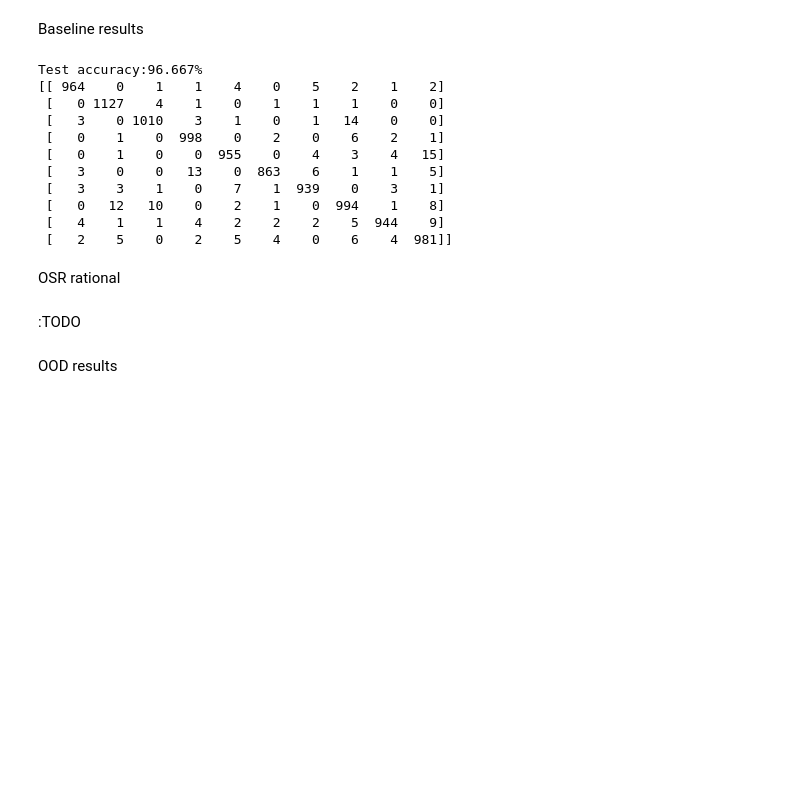
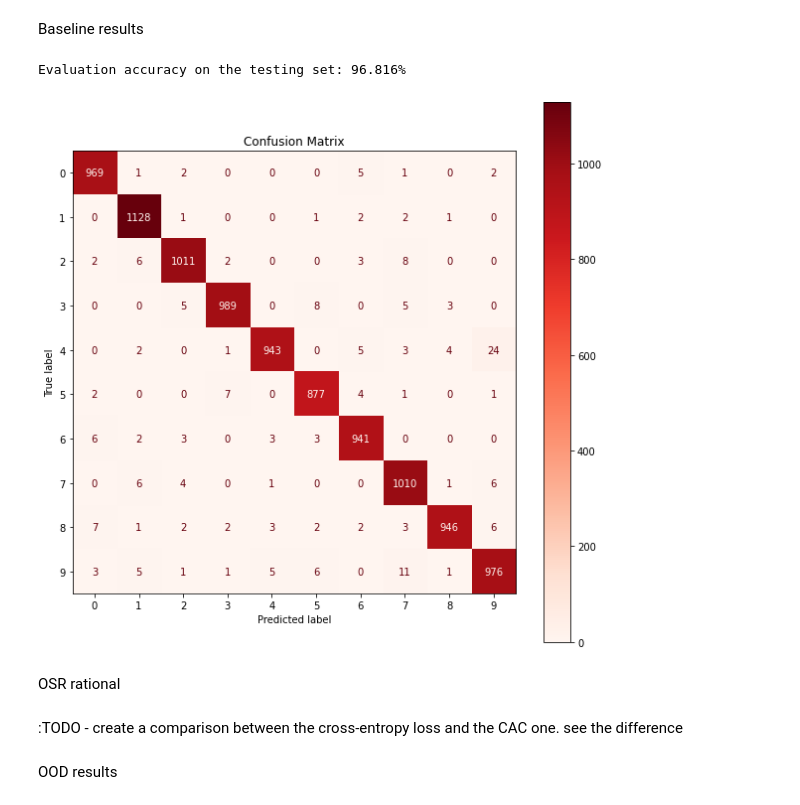
Before and after one commit to PanEyal/GMDL_Class, a Jupyter notebook: Project/GMDL_Final_Project.ipynb, the cells around one changed output. Saved outputs shown, nothing was run; the diff lists cells and outputs as text; code cells hidden in the pictures; blank space fills up the shorter version.

```diff
--- a/Project/GMDL_Final_Project.ipynb
+++ b/Project/GMDL_Final_Project.ipynb
@@ -115,7 +96,7 @@ imshow(out, title=[x for x in classes[:5]])
 # %% [markdown]
 CIFAR10 as OOD dataset - for evaluation
 # %%
-CIFAR10_SUBSET_SIZE = 1000
+CIFAR10_SUBSET_SIZE = 500
 
 cifar10_transform = transforms.Compose([transforms.ToTensor(),
                               transforms.Normalize(
@@ -321,5 +247,7 @@ Training procedure for baseline model
 cnn = CNN()
 if torch.cuda.is_available():
     cnn.cuda()
-train_cnn(cnn, mnist_train_loader)
+
+criterion = nn.CrossEntropyLoss()
+train(cnn, criterion, mnist_train_loader)
 # %% [output]
@@ -420,2 +328,5 @@ train_osr(osr, mnist_train_loader)
 # %% [markdown]
 # 4. Evaluation
+# %%
+def get_cnn_prediction(outputs):
+  return torch.max(outputs, 1)[1]
@@ -422,5 +341,7 @@ train_osr(osr, mnist_train_loader)
 # %%
-def evaluate_cnn(model, labels, test_loader):
+dictionary = {0:0, 1:0, 2:0, 3:0, 4:0, 5:0, 6:0, 7:0, 8:0, 9:0, 10:1}
+
+def evaluate(model, labels, get_prediction, test_loader, binary=False):
   y_true = []
   y_pred = []
   correct = 0
@@ -430,13 +351,27 @@ def evaluate_cnn(model, labels, test_loader):
       targets = targets.to(device)
 
       outputs = model(inputs)
-      predicted = torch.max(outputs, 1)[1]
+
+      predicted = get_prediction(outputs)
+
       correct += (predicted == targets).sum()
 
       y_true += list(targets.detach().cpu())
       y_pred += list(predicted.detach().cpu())
 
-    print("Test accuracy:{:.3f}% ".format(
+    if binary:
+      y_true = [dictionary[int(y)] for y in y_true]
+      y_pred = [dictionary[int(y)] for y in y_pred]
+
+    print("Evaluation accuracy on the testing set: {:.3f}% ".format(
         float(correct*100) / (len(test_loader)*BATCH_SIZE)))
-    a = confusion_matrix(y_true, y_pred, labels=labels)
-  return a
+
+    cm = confusion_matrix(y_true, y_pred, labels=range(len(labels)))
+
+    disp = ConfusionMatrixDisplay(cm, display_labels=labels)
+    fig, ax = plt.subplots(figsize=(10,10))
+    ax.set_title("Confusion Matrix")
+    disp.plot(cmap='Reds', ax=ax)
+    plt.show()
+
+    return cm
@@ -507,24 +378,14 @@ def visualize_model(model, num_images=6):
 # %% [markdown]
 Baseline results
 # %%
-baseline_c_matrix = evaluate_cnn(cnn, range(10), mnist_test_loader)
-print(baseline_c_matrix)
+baseline_c_matrix = evaluate(cnn, range(10), get_cnn_prediction, mnist_test_loader)
 # %% [output]
-Test accuracy:96.667%
-[[ 964    0    1    1    4    0    5    2    1    2]
- [   0 1127    4    1    0    1    1    1    0    0]
- [   3    0 1010    3    1    0    1   14    0    0]
- [   0    1    0  998    0    2    0    6    2    1]
- [   0    1    0    0  955    0    4    3    4   15]
- [   3    0    0   13    0  863    6    1    1    5]
- [   3    3    1    0    7    1  939    0    3    1]
- [   0   12   10    0    2    1    0  994    1    8]
- [   4    1    1    4    2    2    2    5  944    9]
- [   2    5    0    2    5    4    0    6    4  981]]
+Evaluation accuracy on the testing set: 96.816%
+[figure, added]
 # %% [markdown]
 OSR rational
-# %% [markdown]
-:TODO
+# %% [markdown]
+:TODO - create a comparison between the cross-entropy loss and the CAC one. see the difference
 # %% [markdown]
 OOD results
 # %%
```
Also changed, not shown: parts of 26 cells of this notebook.
